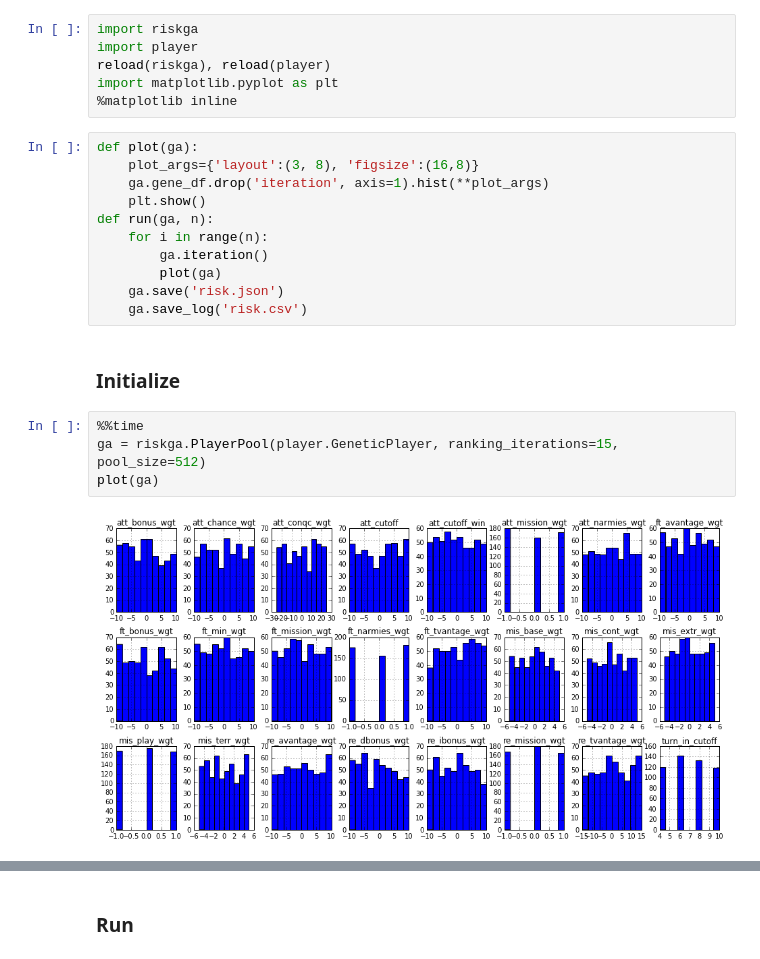
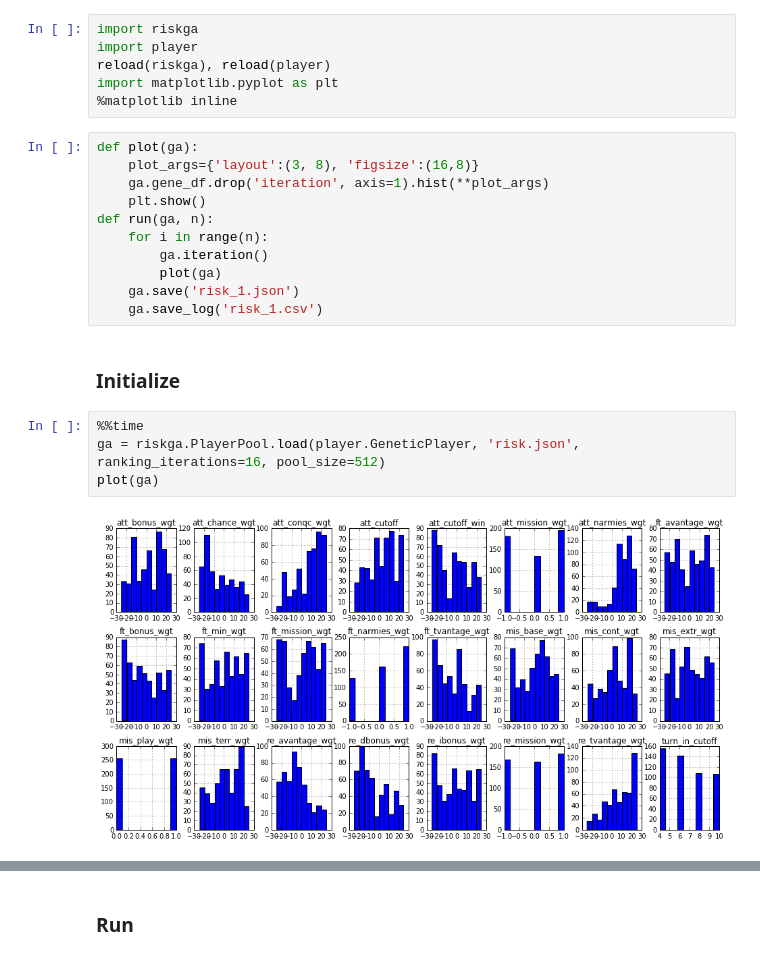
Before and after one commit to godatadriven/risk-analysis, a Jupyter notebook: ga.ipynb, the cells around one changed output, grey strips where cells are left out. Saved outputs shown, nothing was run; the diff lists cells and outputs as text.

```diff
--- a/ga.ipynb
+++ b/ga.ipynb
@@ -13,13 +13,13 @@ def run(ga, n):
     for i in range(n):
         ga.iteration()
         plot(ga)
-    ga.save('risk.json')
-    ga.save_log('risk.csv')
+    ga.save('risk_1.json')
+    ga.save_log('risk_1.csv')
 # %% [markdown]
 ### Initialize
 # %%
 %%time
-ga = riskga.PlayerPool(player.GeneticPlayer, ranking_iterations=15, pool_size=512)
+ga = riskga.PlayerPool.load(player.GeneticPlayer, 'risk.json',  ranking_iterations=16, pool_size=512)
 plot(ga)
 # %% [output]
-[figure, old version]
+[figure, new version]
```
Also changed, not shown: parts of 7 cells of this notebook, 4 other files.
